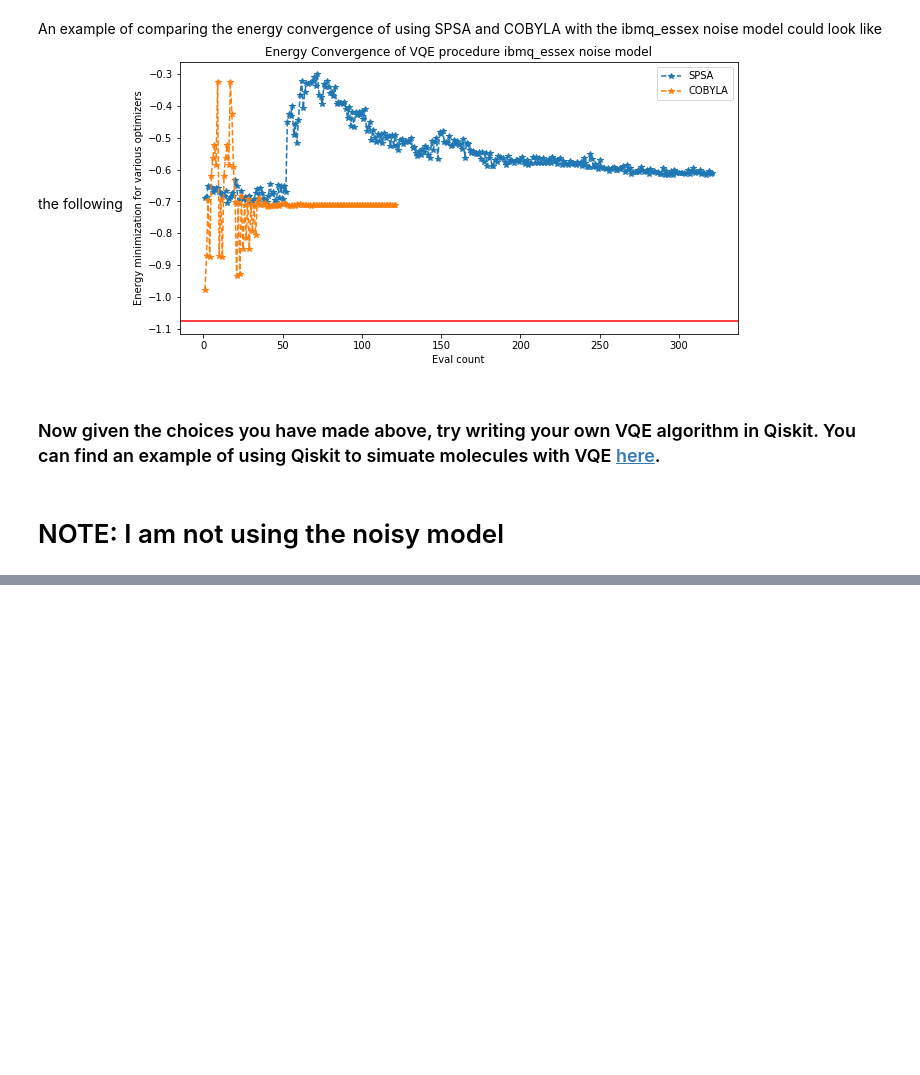
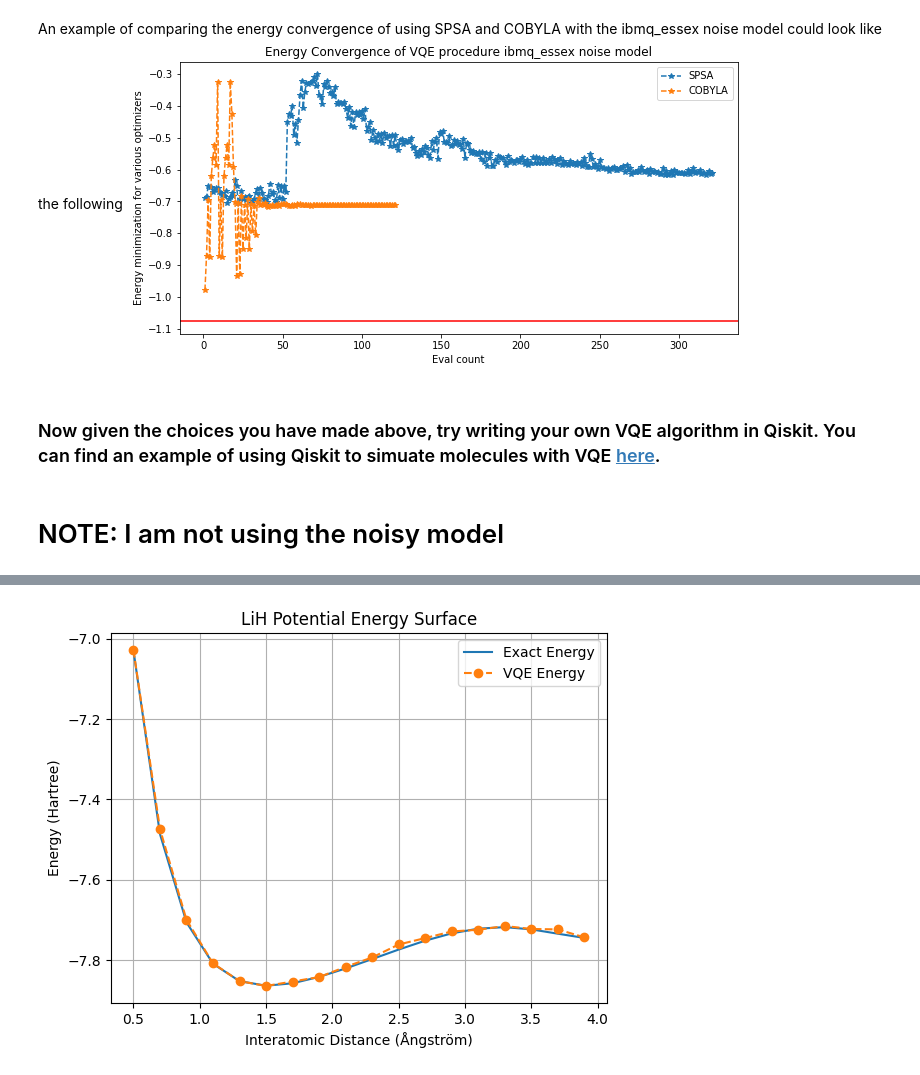
Before and after one commit to nanli9/Quantum-Hackathon, a Jupyter notebook: simulatingLiH.ipynb, the cells around one changed output, grey strips where cells are left out. Drawn from its saved outputs; the diff is of its cells as text; code cells hidden in the pictures; blank space fills up the shorter version.

```diff
--- a/simulatingLiH.ipynb
+++ b/simulatingLiH.ipynb
@@ -63,4 +70,4 @@ In this challenge we will focus on LiH using the sto3g basis with the PySCF driv
 inter_dist = 1.6
 # %%
 #driver = PySCFDriver(atom='Li .0 .0 .0; H .0 .0' + str(inter_dist), unit=UnitsType.ANGSTROM, charge=0, spin=0, basis='sto3g')
-driver = PySCFDriver(atom='Li .0 .0 .0; H .0 .0 ' + str(inter_dist), unit='Angstrom', charge=0, spin=0, basis='sto3g')
+driver = PySCFDriver(atom='Li .0 .0 .0; H .0 .0 ' + str(inter_dist), unit=DistanceUnit.ANGSTROM, charge=0, spin=0, basis='sto3g')
@@ -530,0 +321,14 @@ that they have been altered from the originals.
+# %%
+# The FIX is to use 'distances' for the x-axis, NOT a new np.arange().
+plt.plot(distances, exact_energies, label="Exact Energy")
+plt.plot(distances, vqe_energies, 'o--', label="VQE Energy")
+
+# Add labels and a title for a publication-quality plot
+plt.xlabel('Interatomic Distance (Ångström)')
+plt.ylabel('Energy (Hartree)')
+plt.title('LiH Potential Energy Surface')
+plt.legend()
+plt.grid(True)
+plt.show()
+# %% [output]
+[figure, added]
```
Also changed, not shown: parts of 17 cells of this notebook.
